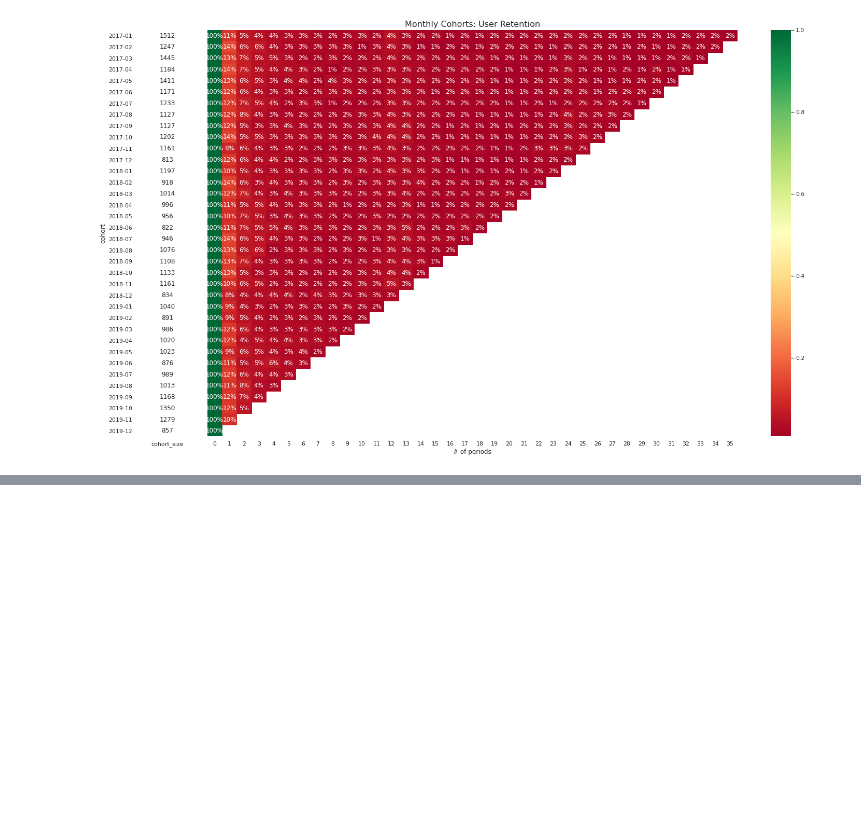
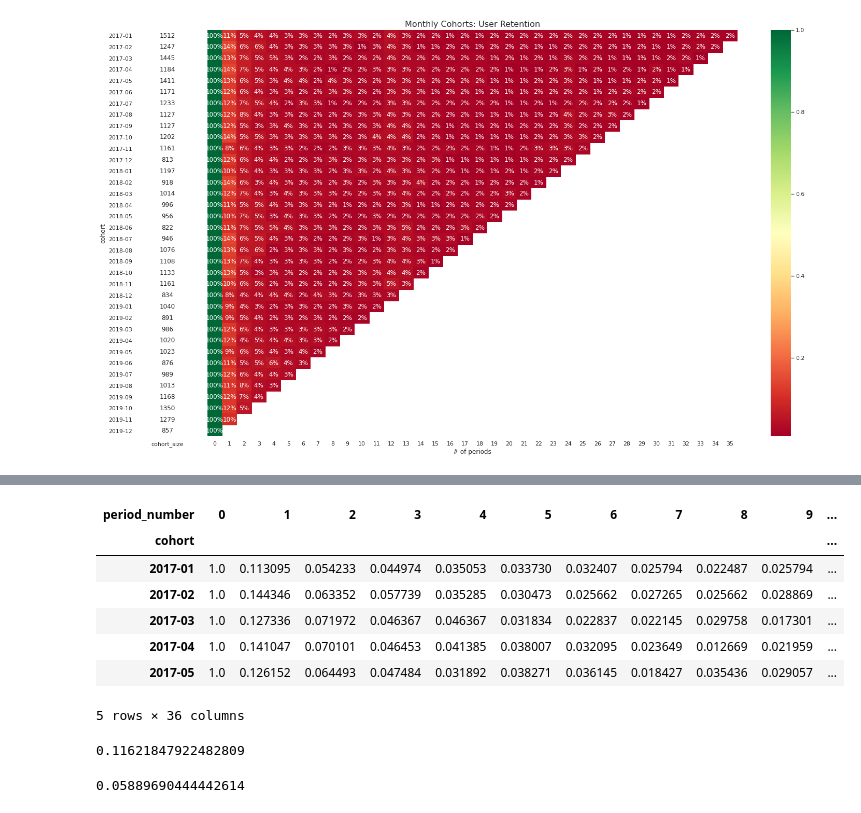
Before and after one commit to pathilink/elo7_mkt_case, a Jupyter notebook: notebook/elo7_mkt_case.ipynb, the cells around one changed output, grey strips where cells are left out. Drawn from its saved outputs; the diff is of its cells as text; code cells hidden in the pictures; blank space fills up the shorter version.

```diff
--- a/notebook/elo7_mkt_case.ipynb
+++ b/notebook/elo7_mkt_case.ipynb
@@ -828,0 +829,21 @@ df_cohort.query('buyer_id == "55498"')
+# %%
+retention_matrix.head()
+# %% [output]
+| period_number | 0 | 1 | 2 | 3 | 4 | 5 | 6 | 7 | 8 | 9 | ... |
+| cohort |  |  |  |  |  |  |  |  |  |  | ... |
+| 2017-01 | 1.0 | 0.113095 | 0.054233 | 0.044974 | 0.035053 | 0.033730 | 0.032407 | 0.025794 | 0.022487 | 0.025794 | ... |
+| 2017-02 | 1.0 | 0.144346 | 0.063352 | 0.057739 | 0.035285 | 0.030473 | 0.025662 | 0.027265 | 0.025662 | 0.028869 | ... |
+| 2017-03 | 1.0 | 0.127336 | 0.071972 | 0.046367 | 0.046367 | 0.031834 | 0.022837 | 0.022145 | 0.029758 | 0.017301 | ... |
+| 2017-04 | 1.0 | 0.141047 | 0.070101 | 0.046453 | 0.041385 | 0.038007 | 0.032095 | 0.023649 | 0.012669 | 0.021959 | ... |
+| 2017-05 | 1.0 | 0.126152 | 0.064493 | 0.047484 | 0.031892 | 0.038271 | 0.036145 | 0.018427 | 0.035436 | 0.029057 | ... |
+5 rows × 36 columns
+# %%
+# estatísticas do período 1
+retention_matrix[1].mean()
+# %% [output]
+0.11621847922482809
+# %%
+# estatísticas do período 2
+retention_matrix[2].mean()
+# %% [output]
+0.05889690444442614
```
Also changed, not shown: parts of 19 cells of this notebook.
